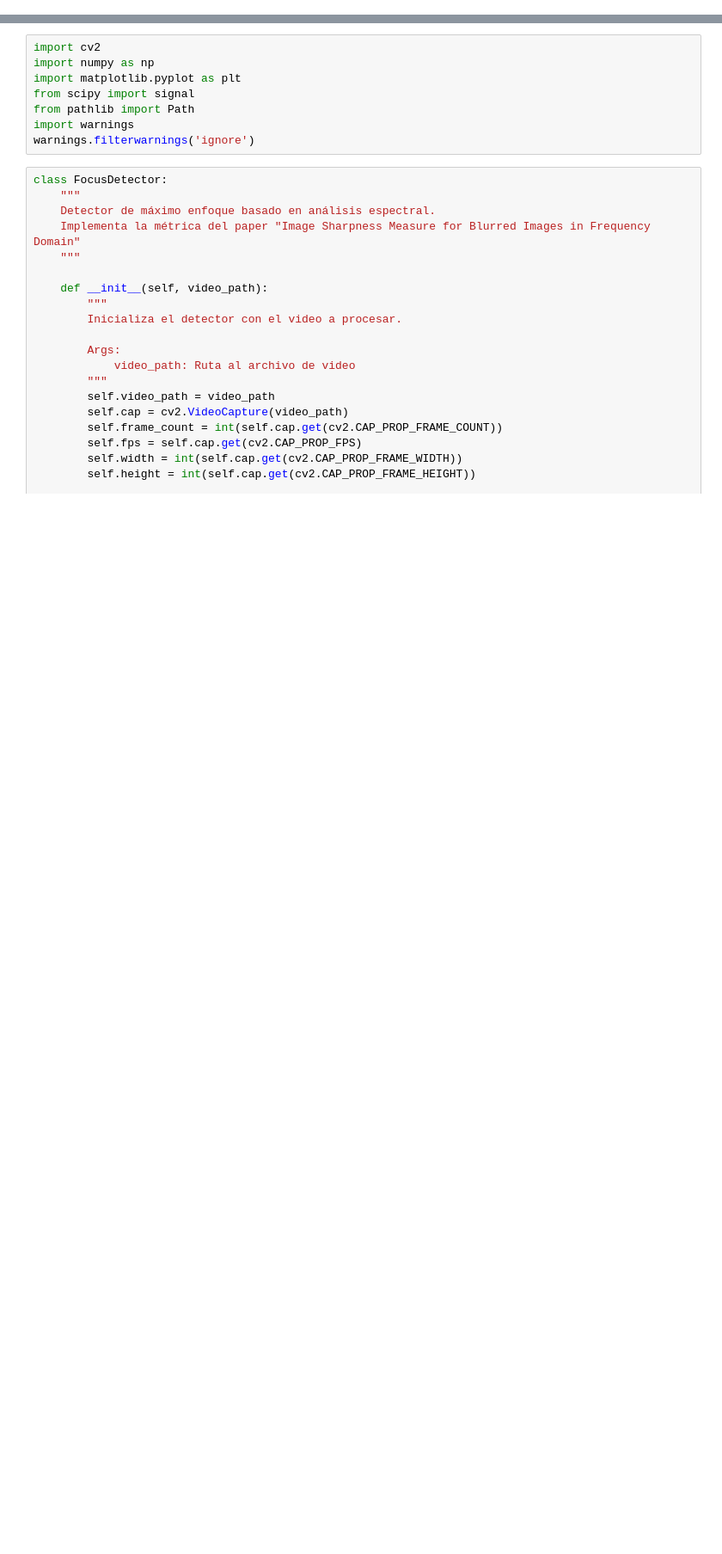
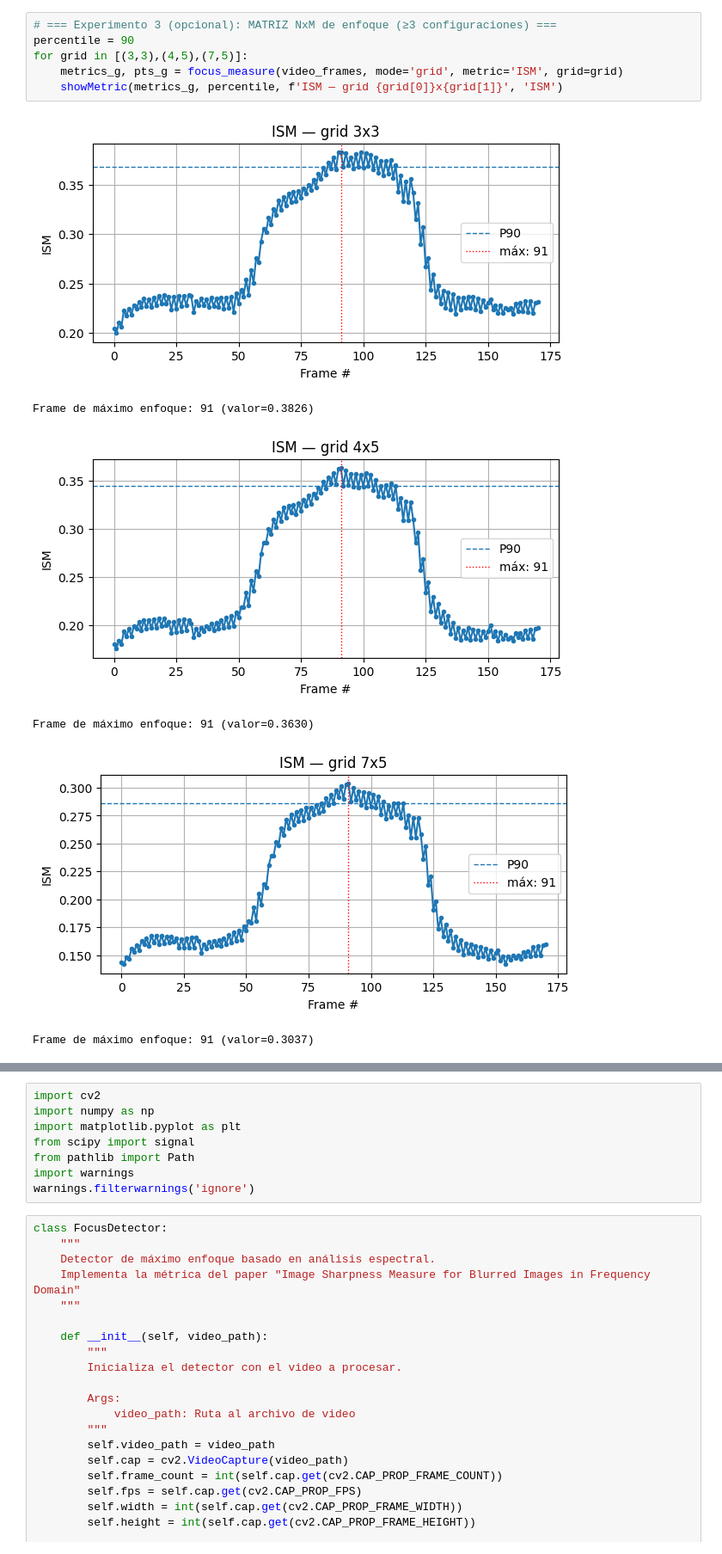
Before and after one commit to MartinAndu/Vision_Computadora_1_CEIA, a Jupyter notebook: TP2/TP2_Andujar_Ceballos_Otonelo.ipynb, the cells around one changed output, grey strips where cells are left out. Shown: that part at 86% size. Drawn from its saved outputs; the diff is of its cells as text; blank space fills up the shorter version.

```diff
--- a/TP2/TP2_Andujar_Ceballos_Otonelo.ipynb
+++ b/TP2/TP2_Andujar_Ceballos_Otonelo.ipynb
@@ -0,0 +214,13 @@
+# %%
+# === Experimento 3 (opcional): MATRIZ NxM de enfoque (≥3 configuraciones) ===
+percentile = 90
+for grid in [(3,3),(4,5),(7,5)]:
+    metrics_g, pts_g = focus_measure(video_frames, mode='grid', metric='ISM', grid=grid)
+    showMetric(metrics_g, percentile, f'ISM — grid {grid[0]}x{grid[1]}', 'ISM')
+# %% [output]
+[figure, added]
+Frame de máximo enfoque: 91 (valor=0.3826)
+[figure, added]
+Frame de máximo enfoque: 91 (valor=0.3630)
+[figure, added]
+Frame de máximo enfoque: 91 (valor=0.3037)
```
Also changed, not shown: parts of 14 cells of this notebook.
